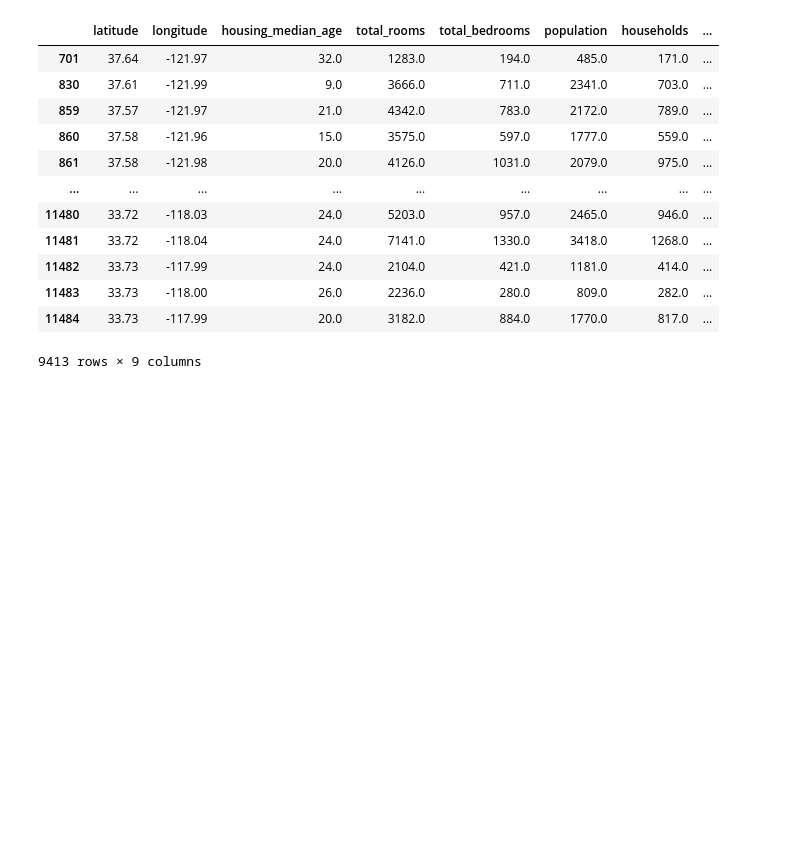
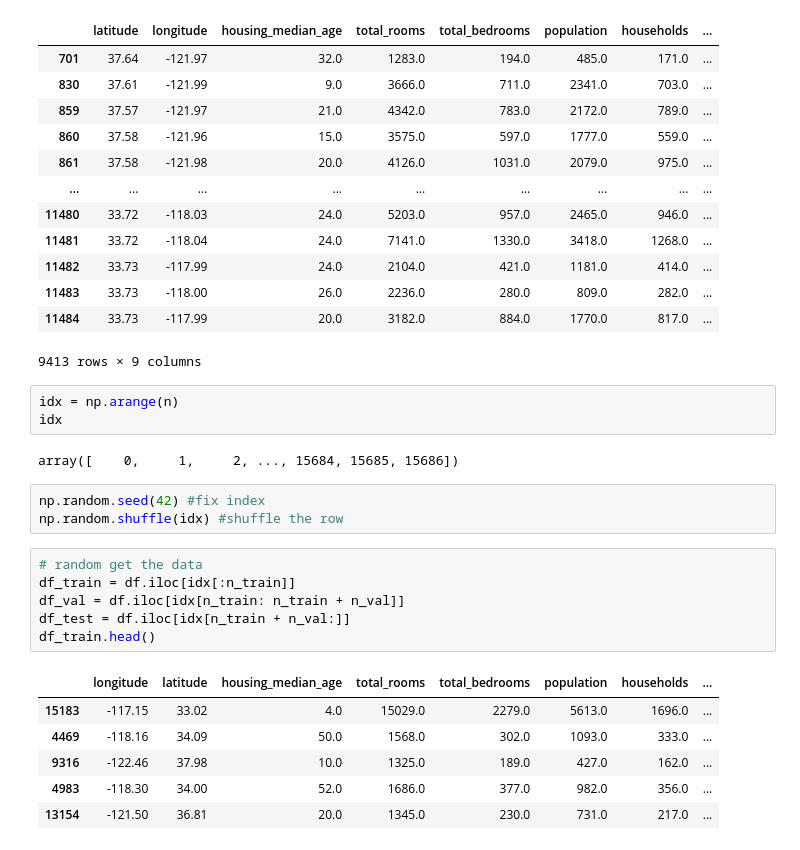
Before and after one commit to sarah-zhan/ml, a Jupyter notebook: week2/week2.ipynb, the cells around one changed output. Cells and saved outputs as stored; diff of their text form; blank space fills up the shorter version.

Commit message:
random get shuffle data

```diff
--- a/week2/week2.ipynb
+++ b/week2/week2.ipynb
@@ -172,3 +172,24 @@ df_train
 | 11483 | 33.73 | -118.00 | 26.0 | 2236.0 | 280.0 | 809.0 | 282.0 | ... |
 | 11484 | 33.73 | -117.99 | 20.0 | 3182.0 | 884.0 | 1770.0 | 817.0 | ... |
 9413 rows × 9 columns
+# %%
+idx = np.arange(n)
+idx
+# %% [output]
+array([    0,     1,     2, ..., 15684, 15685, 15686])
+# %%
+np.random.seed(42) #fix index
+np.random.shuffle(idx) #shuffle the row
+# %%
+# random get the data
+df_train = df.iloc[idx[:n_train]]
+df_val = df.iloc[idx[n_train: n_train + n_val]]
+df_test = df.iloc[idx[n_train + n_val:]]
+df_train.head()
+# %% [output]
+|  | longitude | latitude | housing_median_age | total_rooms | total_bedrooms | population | households | ... |
+| 15183 | -117.15 | 33.02 | 4.0 | 15029.0 | 2279.0 | 5613.0 | 1696.0 | ... |
+| 4469 | -118.16 | 34.09 | 50.0 | 1568.0 | 302.0 | 1093.0 | 333.0 | ... |
+| 9316 | -122.46 | 37.98 | 10.0 | 1325.0 | 189.0 | 427.0 | 162.0 | ... |
+| 4983 | -118.30 | 34.00 | 52.0 | 1686.0 | 377.0 | 982.0 | 356.0 | ... |
+| 13154 | -121.50 | 36.81 | 20.0 | 1345.0 | 230.0 | 731.0 | 217.0 | ... |
```
